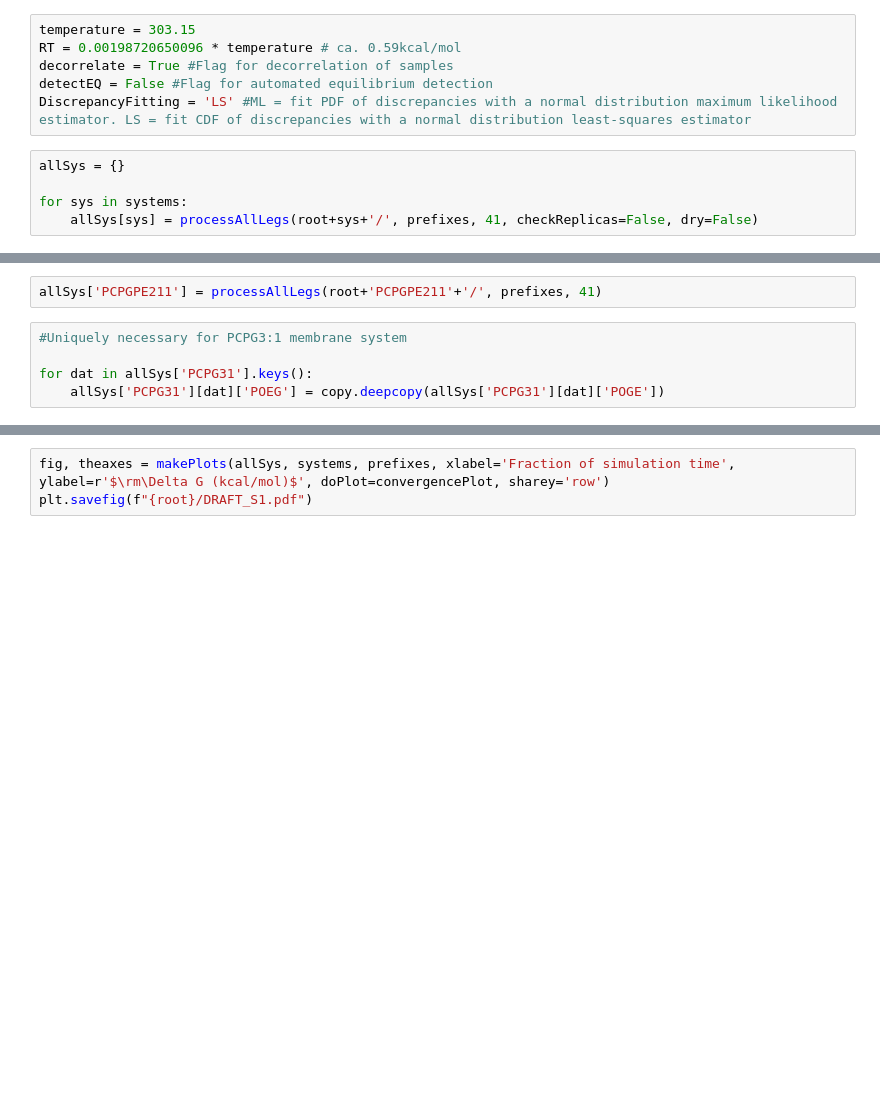
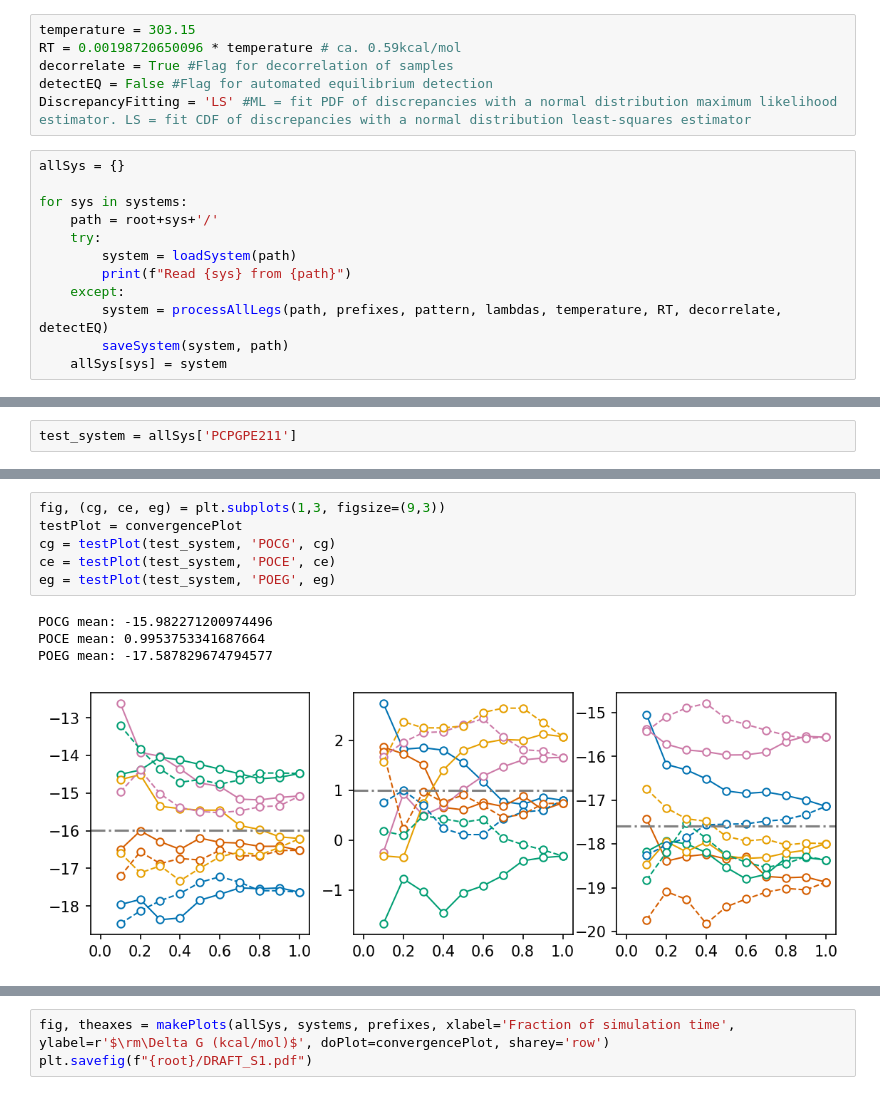
Before and after one commit to BranniganLab/safep, a Jupyter notebook: Experimental/GenMembraneFigures.ipynb, the cells around one changed output, grey strips where cells are left out. Drawn from its saved outputs; the diff is of its cells as text; blank space fills up the shorter version.

Commit message:
refactoring paper figures

```diff
--- a/Experimental/GenMembraneFigures.ipynb
+++ b/Experimental/GenMembraneFigures.ipynb
@@ -135,4 +54,11 @@ DiscrepancyFitting = 'LS' #ML = fit PDF of discrepancies with a normal distribut
 allSys = {}
 
 for sys in systems:
-    allSys[sys] = processAllLegs(root+sys+'/', prefixes, 41, checkReplicas=False, dry=False)
+    path = root+sys+'/'
+    try:
+        system = loadSystem(path)
+        print(f"Read {sys} from {path}")
+    except:
+        system = processAllLegs(path, prefixes, pattern, lambdas, temperature, RT, decorrelate, detectEQ)
+        saveSystem(system, path)
+    allSys[sys] = system
@@ -139,7 +69,2 @@ for sys in systems:
-# %%
-allSys['PCPGPE211'] = processAllLegs(root+'PCPGPE211'+'/', prefixes, 41)
-# %%
-#Uniquely necessary for PCPG3:1 membrane system
-
-for dat in allSys['PCPG31'].keys():
-    allSys['PCPG31'][dat]['POEG'] = copy.deepcopy(allSys['PCPG31'][dat]['POGE'])
+# %%
+test_system = allSys['PCPGPE211']
@@ -146 +118,12 @@ for dat in allSys['PCPG31'].keys():
+# %%
+fig, (cg, ce, eg) = plt.subplots(1,3, figsize=(9,3))
+testPlot = convergencePlot
+cg = testPlot(test_system, 'POCG', cg)
+ce = testPlot(test_system, 'POCE', ce)
+eg = testPlot(test_system, 'POEG', eg)
+# %% [output]
+POCG mean: -15.982271200974496
+POCE mean: 0.9953753341687664
+POEG mean: -17.587829674794577
+[figure, added]
 # %%
```
Also changed, not shown: parts of 17 cells of this notebook, 2 other files.
